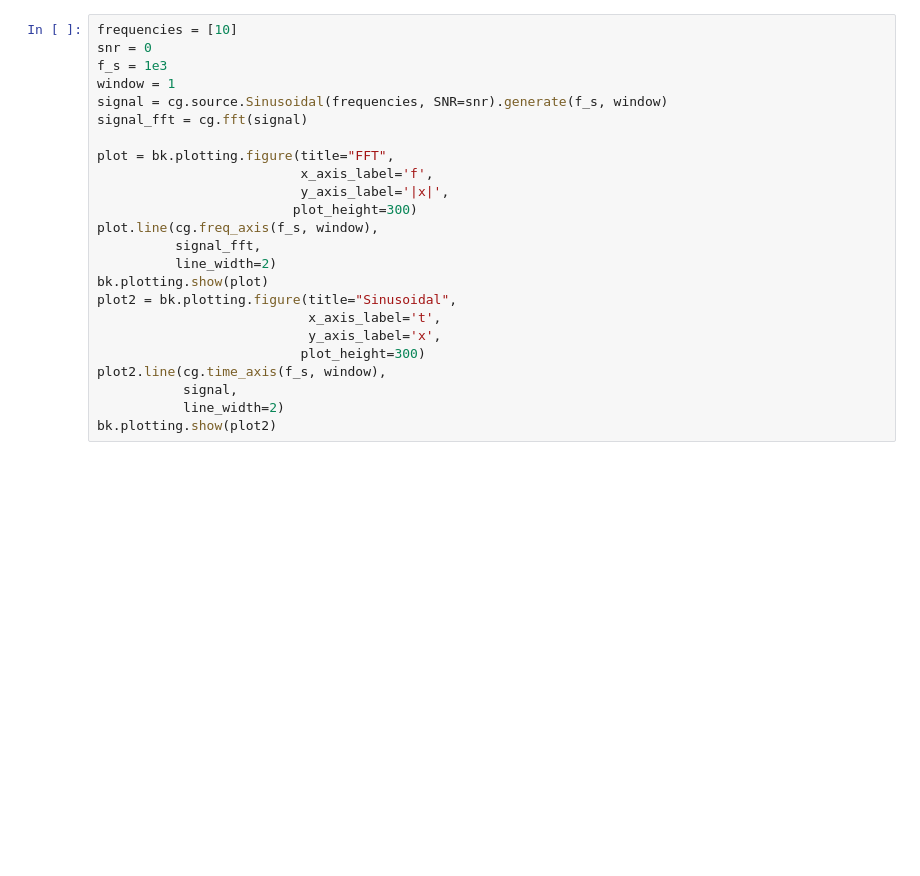
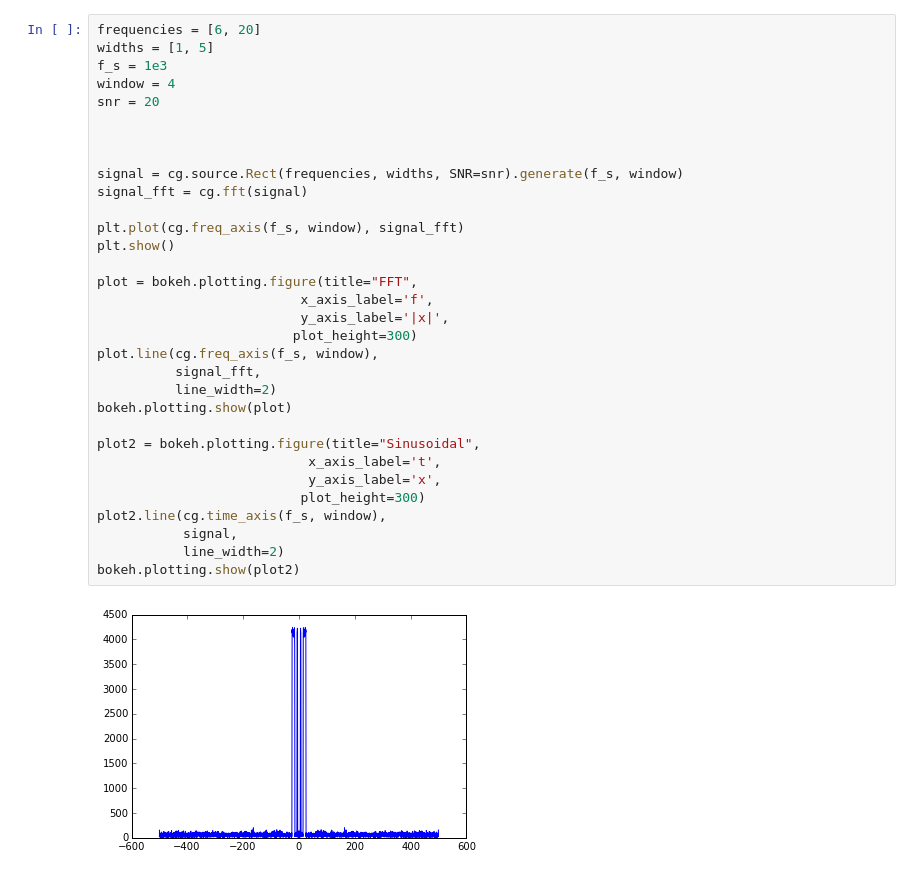
Before and after one commit to pd0wm/spectral, a Jupyter notebook: src/FFT_SNR.ipynb, the cells around one changed output. Saved outputs shown, nothing was run; the diff lists cells and outputs as text; blank space fills up the shorter version.

```diff
--- a/src/FFT_SNR.ipynb
+++ b/src/FFT_SNR.ipynb
@@ -8,29 +8,38 @@ bk.plotting.output_notebook()
 # %% [output]
 [interactive output not drawn]
 # %%
-frequencies = [10]
-snr = 0
+frequencies = [6, 20]
+widths = [1, 5]
 f_s = 1e3
-window = 1
-signal = cg.source.Sinusoidal(frequencies, SNR=snr).generate(f_s, window)
+window = 4
+snr = 20
+
+
+
+signal = cg.source.Rect(frequencies, widths, SNR=snr).generate(f_s, window)
 signal_fft = cg.fft(signal)
 
-plot = bk.plotting.figure(title="FFT",
+plt.plot(cg.freq_axis(f_s, window), signal_fft)
+plt.show()
+
+plot = bokeh.plotting.figure(title="FFT",
                           x_axis_label='f',
                           y_axis_label='|x|',
                          plot_height=300)
 plot.line(cg.freq_axis(f_s, window),
           signal_fft,
           line_width=2)
-bk.plotting.show(plot)
-plot2 = bk.plotting.figure(title="Sinusoidal",
+bokeh.plotting.show(plot)
+
+plot2 = bokeh.plotting.figure(title="Sinusoidal",
                            x_axis_label='t',
                            y_axis_label='x',
                           plot_height=300)
 plot2.line(cg.time_axis(f_s, window),
            signal,
            line_width=2)
-bk.plotting.show(plot2)
+bokeh.plotting.show(plot2)
 # %% [output]
+[figure, added]
 [interactive output not drawn]
 [interactive output not drawn]
```
Also changed, not shown: parts of 1 cell of this notebook, 1 other file.
